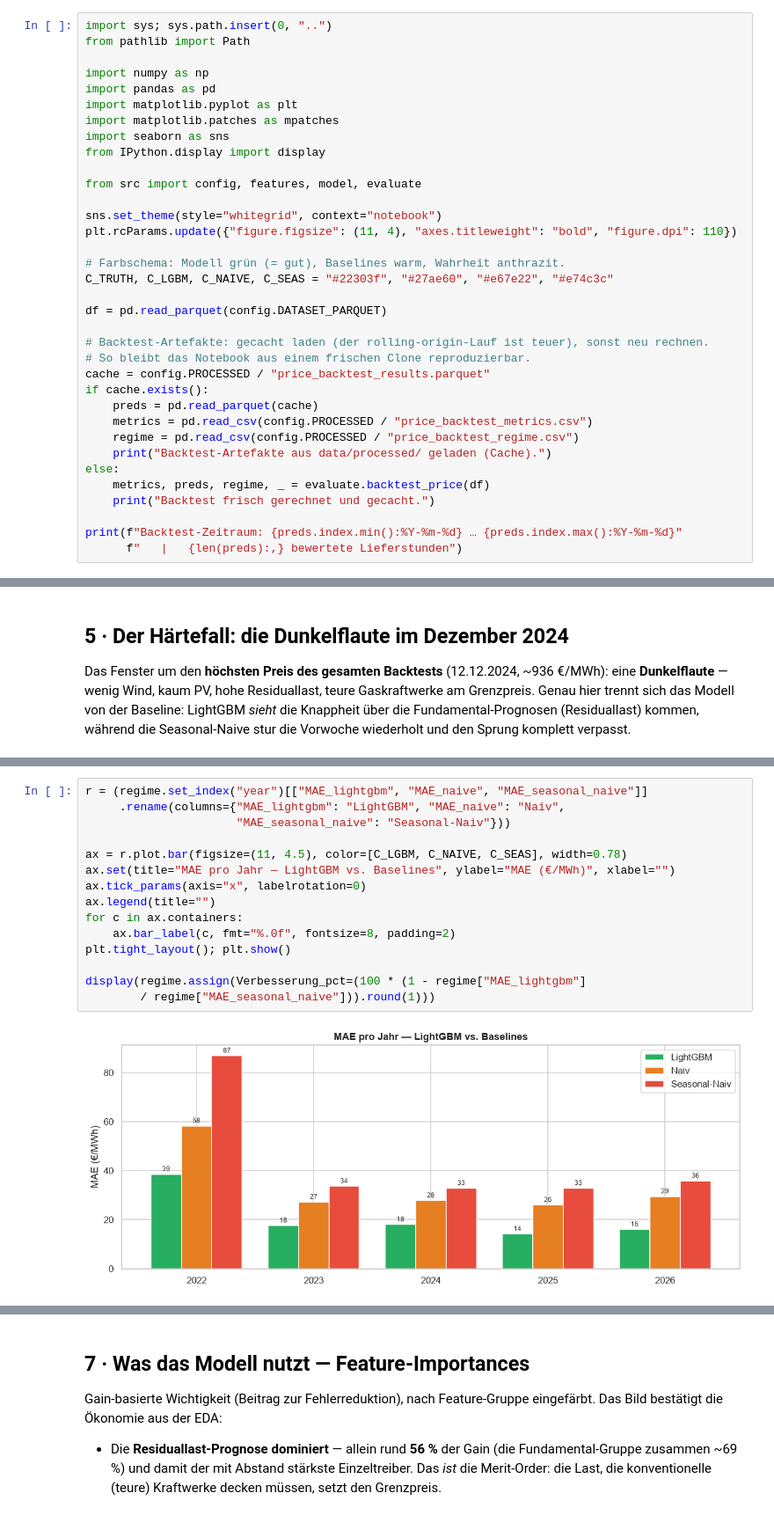
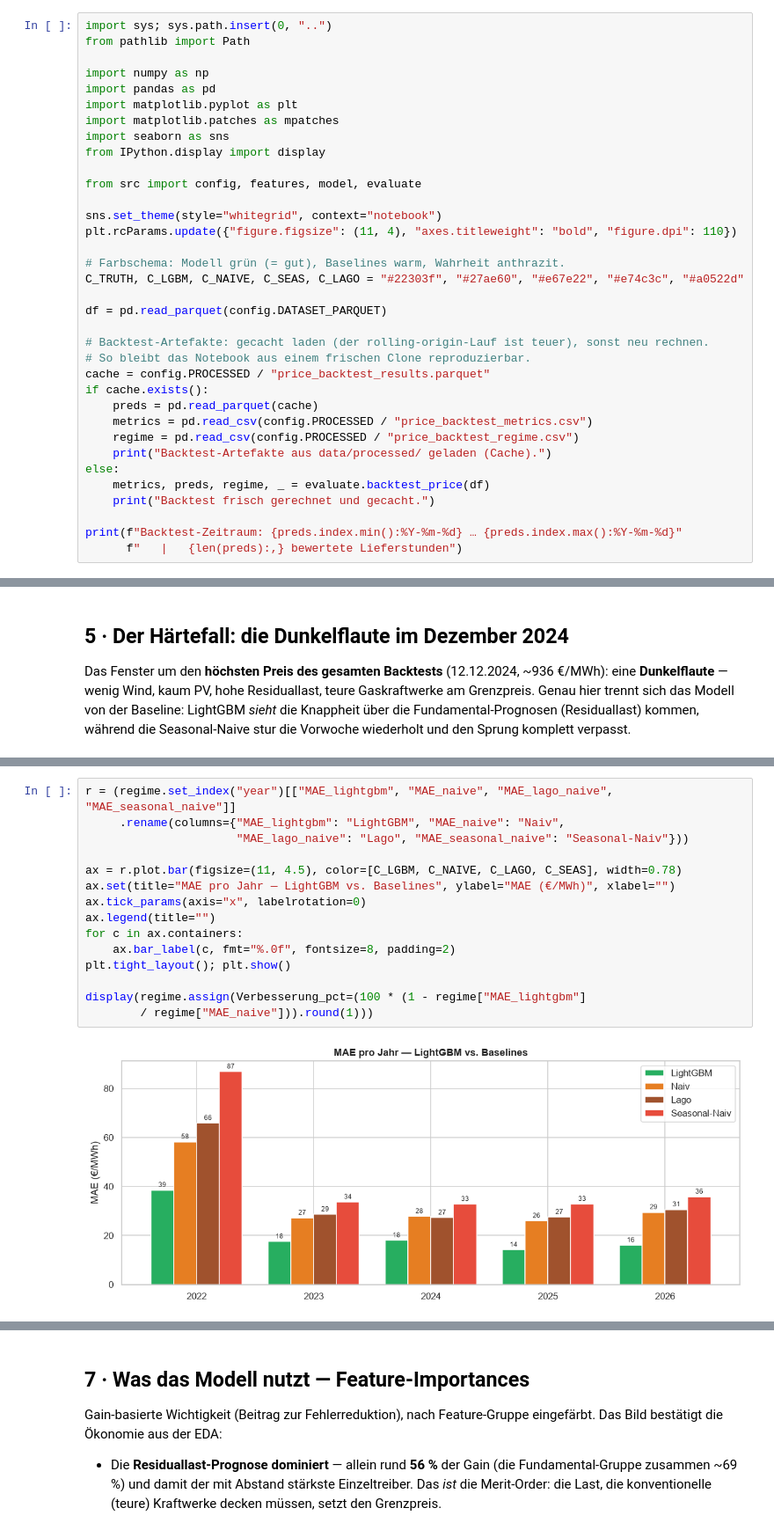
Before and after one commit to pat-olhed/energy, a Jupyter notebook: notebooks/04_price_model.ipynb, the cells around one changed output, grey strips where cells are left out. Shown at 88% size. Saved outputs shown, nothing was run; the diff lists cells and outputs as text.

```diff
--- a/notebooks/04_price_model.ipynb
+++ b/notebooks/04_price_model.ipynb
@@ -29,7 +30,7 @@ sns.set_theme(style="whitegrid", context="notebook")
 plt.rcParams.update({"figure.figsize": (11, 4), "axes.titleweight": "bold", "figure.dpi": 110})
 
 # Farbschema: Modell grün (= gut), Baselines warm, Wahrheit anthrazit.
-C_TRUTH, C_LGBM, C_NAIVE, C_SEAS = "#22303f", "#27ae60", "#e67e22", "#e74c3c"
+C_TRUTH, C_LGBM, C_NAIVE, C_SEAS, C_LAGO = "#22303f", "#27ae60", "#e67e22", "#e74c3c", "#a0522d"
 
 df = pd.read_parquet(config.DATASET_PARQUET)
 
@@ -229,17 +239,17 @@ sauber: LightGBM schlägt beide Baselines in **jedem** Jahr, am deutlichsten im
 # %%
-r = (regime.set_index("year")[["MAE_lightgbm", "MAE_naive", "MAE_seasonal_naive"]]
+r = (regime.set_index("year")[["MAE_lightgbm", "MAE_naive", "MAE_lago_naive", "MAE_seasonal_naive"]]
      .rename(columns={"MAE_lightgbm": "LightGBM", "MAE_naive": "Naiv",
-                      "MAE_seasonal_naive": "Seasonal-Naiv"}))
+                      "MAE_lago_naive": "Lago", "MAE_seasonal_naive": "Seasonal-Naiv"}))
 
-ax = r.plot.bar(figsize=(11, 4.5), color=[C_LGBM, C_NAIVE, C_SEAS], width=0.78)
+ax = r.plot.bar(figsize=(11, 4.5), color=[C_LGBM, C_NAIVE, C_LAGO, C_SEAS], width=0.78)
 ax.set(title="MAE pro Jahr — LightGBM vs. Baselines", ylabel="MAE (€/MWh)", xlabel="")
 ax.tick_params(axis="x", labelrotation=0)
 ax.legend(title="")
 for c in ax.containers:
     ax.bar_label(c, fmt="%.0f", fontsize=8, padding=2)
 plt.tight_layout(); plt.show()
 
 display(regime.assign(Verbesserung_pct=(100 * (1 - regime["MAE_lightgbm"]
-        / regime["MAE_seasonal_naive"])).round(1)))
+        / regime["MAE_naive"])).round(1)))
 # %% [output]
-[figure, old version]
+[figure, new version]
```
Also changed, not shown: parts of 10 cells of this notebook, 4 other files.
